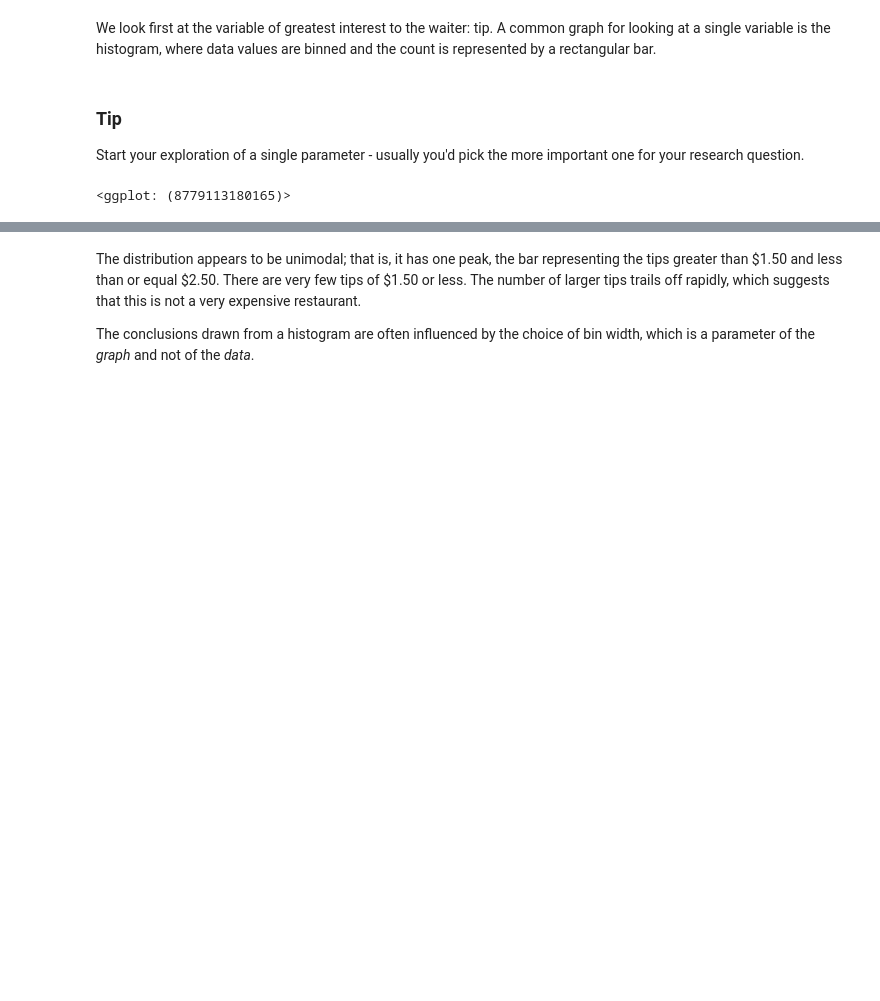
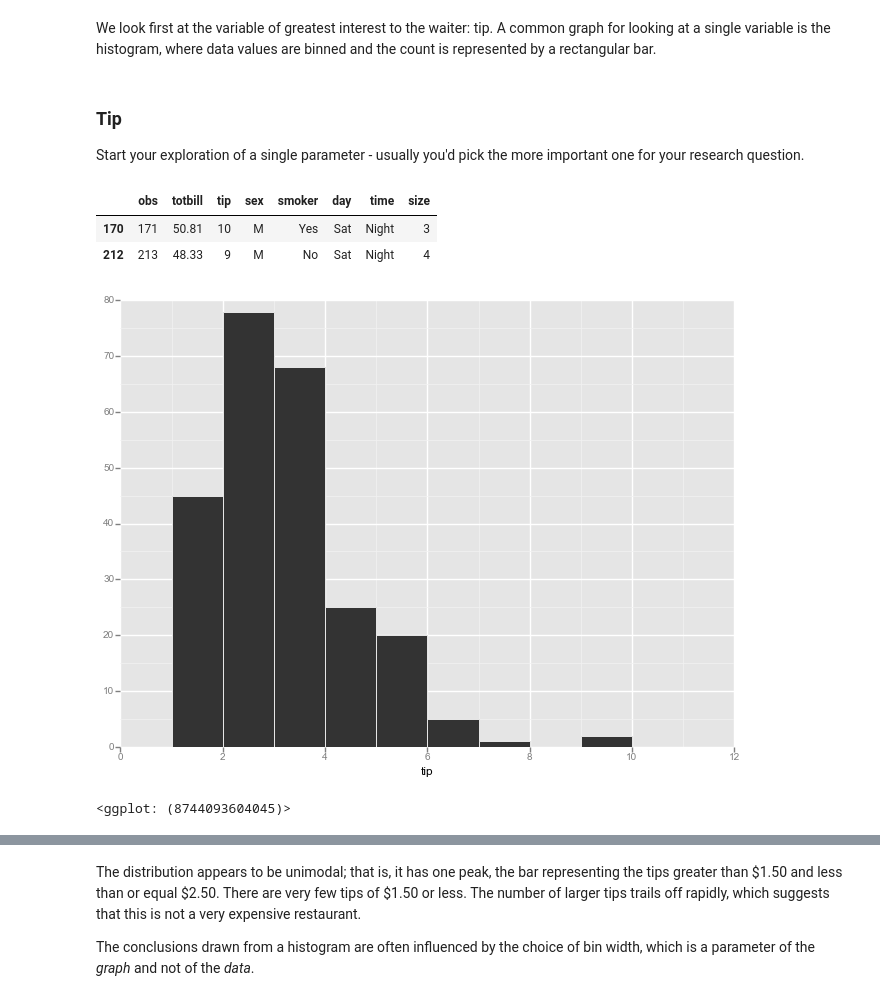
Before and after one commit to lorachow/DS_HK_9, a Jupyter notebook: notebooks/04 - Exploratory Data Analysis.ipynb, the cells around one changed output, grey strips where cells are left out. Drawn from its saved outputs; the diff is of its cells as text; code cells hidden in the pictures; blank space fills up the shorter version.

```diff
--- a/notebooks/04 - Exploratory Data Analysis.ipynb
+++ b/notebooks/04 - Exploratory Data Analysis.ipynb
@@ -627,11 +473,17 @@ We look first at the variable of greatest interest to the waiter: tip. A common
 ### Tip
 
 Start your exploration of a single parameter - usually you'd pick the more important one for your research question.
+# %%
+tips[tips.tip > 8]
+# %% [output]
+|  | obs | totbill | tip | sex | smoker | day | time | size |
+| 170 | 171 | 50.81 | 10 | M | Yes | Sat | Night | 3 |
+| 212 | 213 | 48.33 | 9 | M | No | Sat | Night | 4 |
 # %%
-ggplot(tips, aes(x='tip'))
-    + geom_histogram(binwidth=1)
+ggplot(tips, aes(x='tip')) + geom_histogram(binwidth=1)
 # %% [output]
+[figure, added]
-<ggplot: (8779113180165)>
+<ggplot: (8744093604045)>
 # %%
 # Draw with black outline, yellow fill
 ggplot(tips, aes(x='tip')) + geom_histogram(binwidth=1, colour="black", fill="yellow")
```
Also changed, not shown: parts of 89 cells of this notebook.
